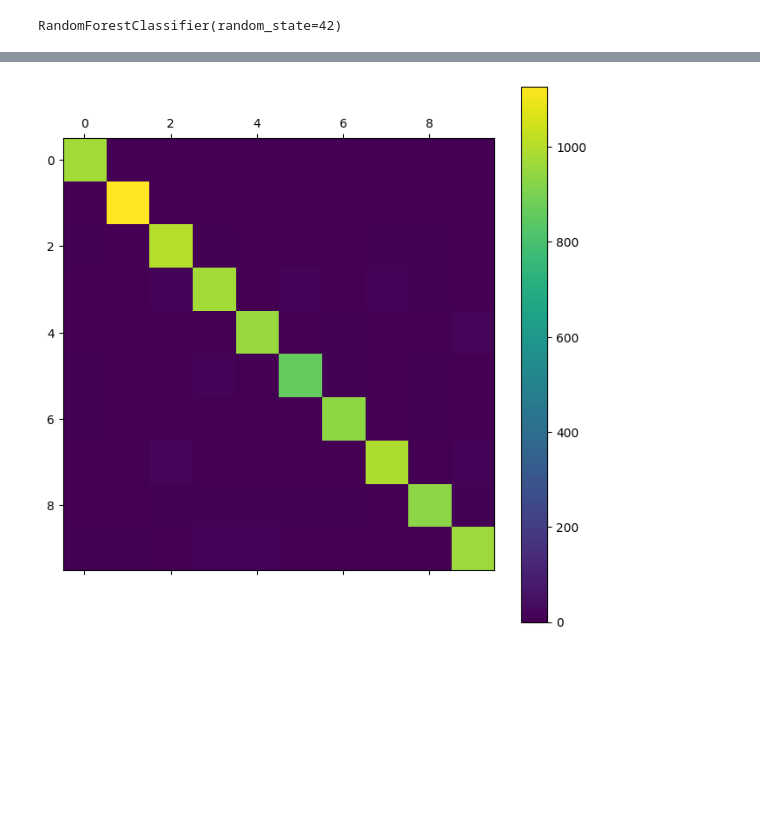
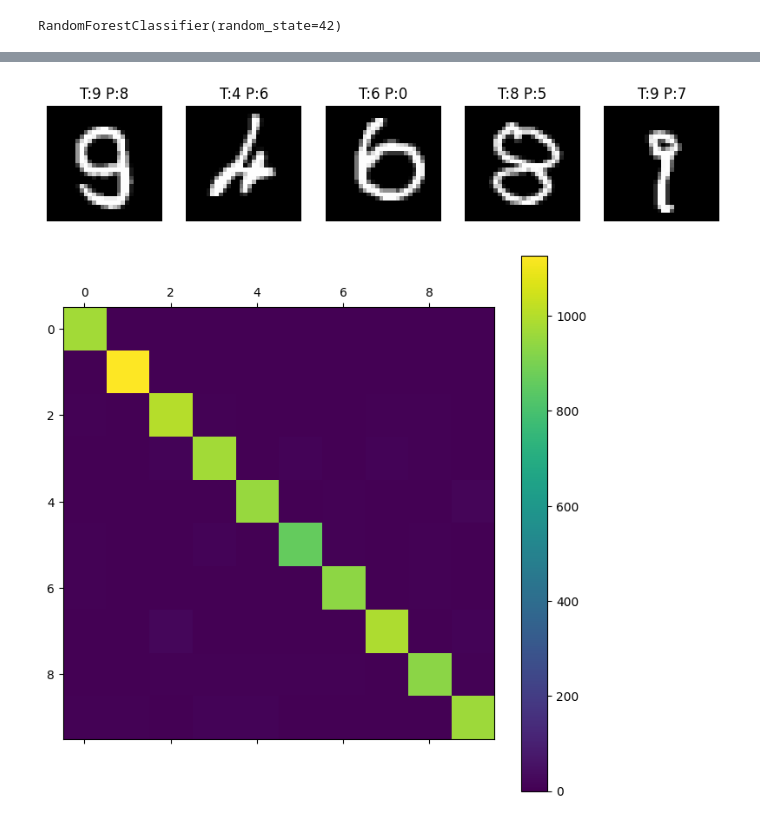
Before and after one commit to FelixH-git/SVM-Pipeline, a Jupyter notebook: LAb4.ipynb, the cells around one changed output, grey strips where cells are left out. Cells and saved outputs as stored; diff of their text form; code cells hidden in the pictures; blank space fills up the shorter version.

```diff
--- a/LAb4.ipynb
+++ b/LAb4.ipynb
@@ -120,3 +203,7 @@ forest_preds = forest_clf.predict(X_test)
+# %%
+plot_misclassified( forest_preds)
+# %% [output]
+[figure, added]
 # %%
 conf_mx_forest = confusion_matrix(y_test, forest_preds)
 
```
Also changed, not shown: parts of 9 cells of this notebook.
